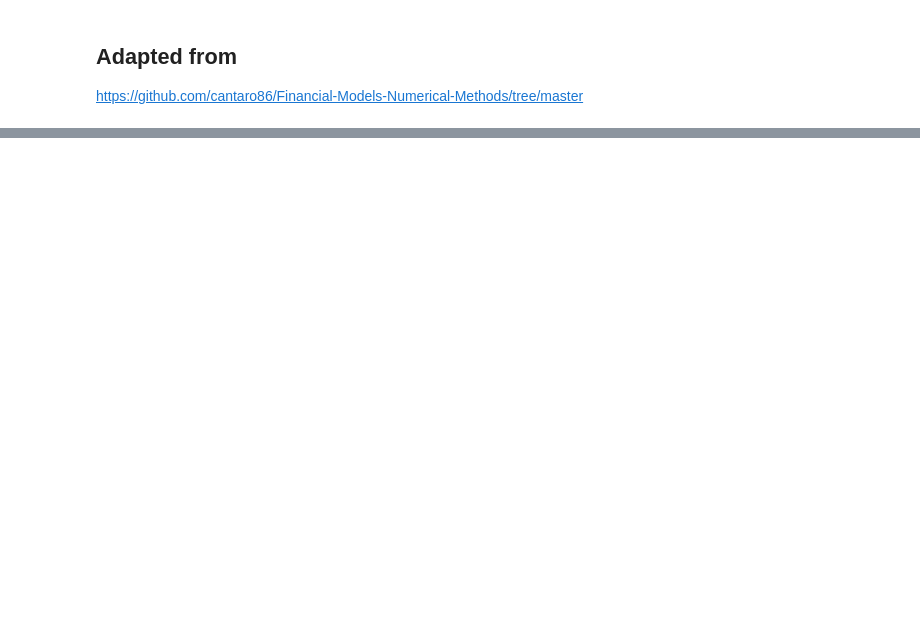
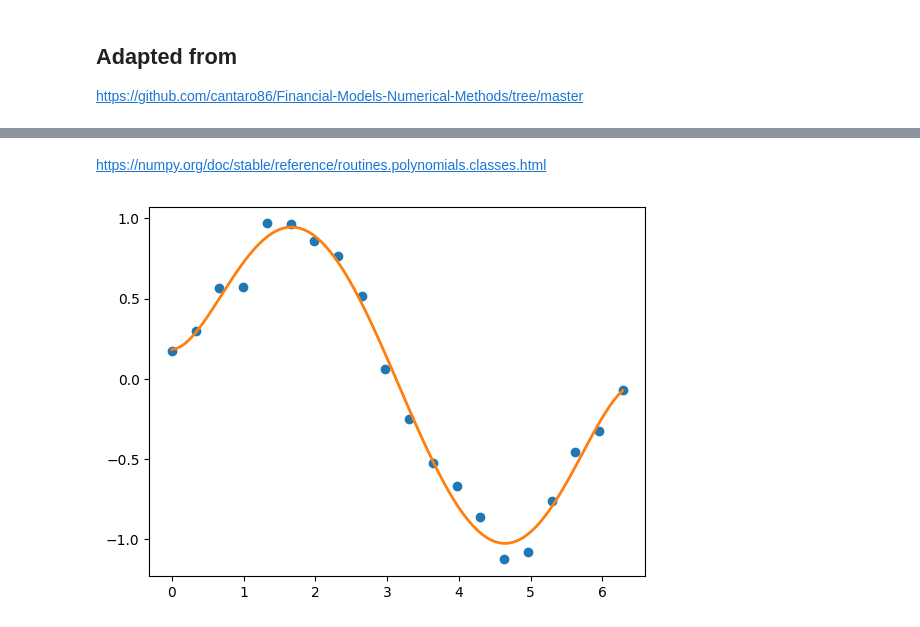
Before and after one commit to kevingivens/Blog, a Jupyter notebook: 2024/AmericanOptions/demo.ipynb, the cells around one changed output, grey strips where cells are left out. Saved outputs shown, nothing was run; the diff lists cells and outputs as text; code cells hidden in the pictures; blank space fills up the shorter version.

```diff
--- a/2024/AmericanOptions/demo.ipynb
+++ b/2024/AmericanOptions/demo.ipynb
@@ -83,0 +95,2 @@ https://numpy.org/doc/stable/reference/routines.polynomials.classes.html
+# %% [markdown]
+https://numpy.org/doc/stable/reference/routines.polynomials.classes.html
@@ -83,0 +99,13 @@ https://numpy.org/doc/stable/reference/routines.polynomials.classes.html
+# %%
+np.random.seed(11)
+x = np.linspace(0, 2*np.pi, 20)
+y = np.sin(x) + np.random.normal(scale=.1, size=x.shape)
+p = T.fit(x, y, 5)
+plt.plot(x, y, 'o')
+xx, yy = p.linspace()
+plt.plot(xx, yy, lw=2)
+p.domain
+p.window
+plt.show()
+# %% [output]
+[figure, added]
```
Also changed, not shown: parts of 11 cells of this notebook.
